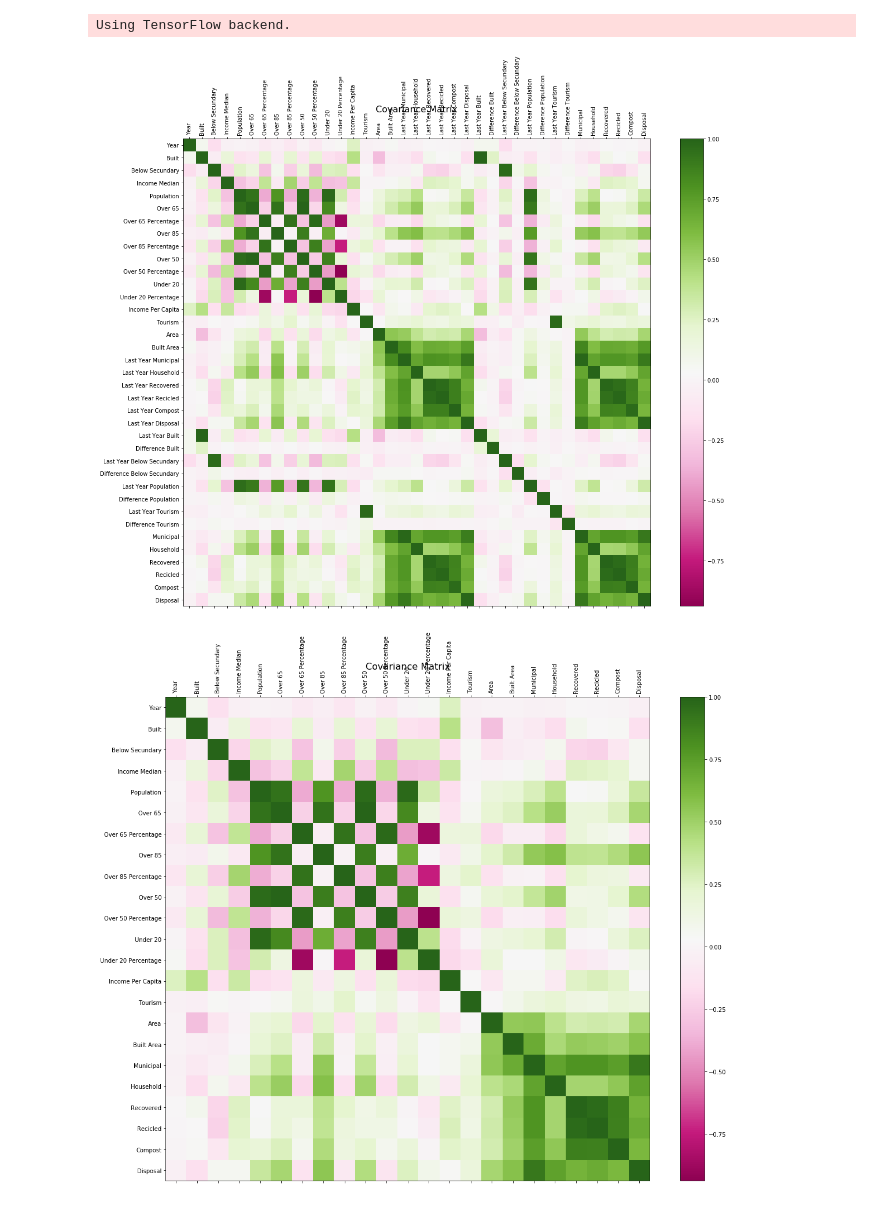
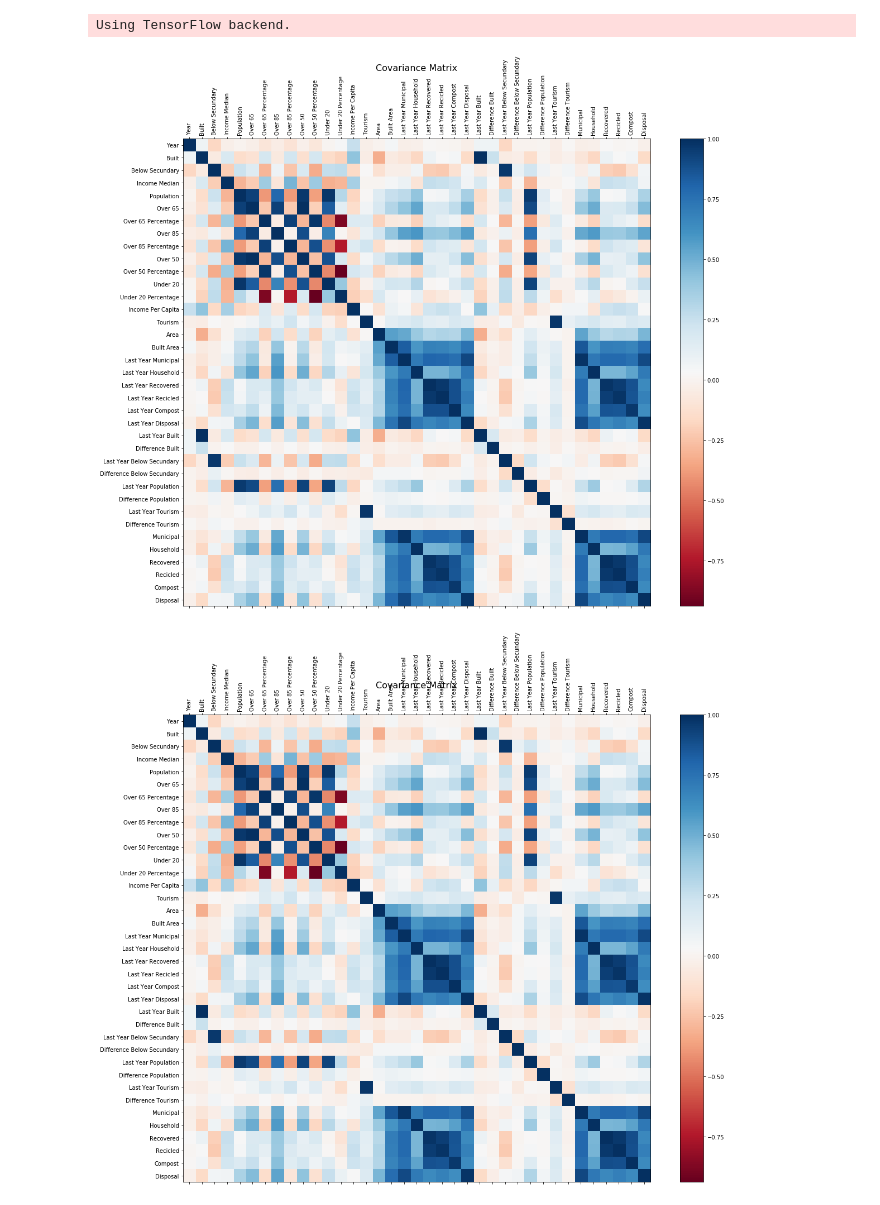
Before and after one commit to OscarGB/TFGInf, a Jupyter notebook: Covariance Matrix.ipynb, the cells around one changed output. Cells and saved outputs as stored; diff of their text form; code cells hidden in the pictures.

```diff
--- a/Covariance Matrix.ipynb
+++ b/Covariance Matrix.ipynb
@@ -25,14 +25,14 @@ df = df[[x for x in df.columns if x not in ['Municipal', 'Household', 'Recovered
 # %%
 cor = df.corr()
 f = plt.figure(figsize=(19, 15))
-plt.matshow(cor, fignum=f.number, cmap='PiYG')
+plt.matshow(cor, fignum=f.number, cmap='RdBu')
 plt.xticks(range(cor.shape[1]), cor.columns, fontsize=10, rotation=90)
 plt.yticks(range(cor.shape[1]), cor.columns, fontsize=10)
 cb = plt.colorbar()
 cb.ax.tick_params(labelsize=10)
-plt.title('Covariance Matrix', fontsize=16);
+plt.title('Covariance Matrix', fontsize=16, pad=80);
 # %% [output]
-[figure, old version]
+[figure, new version]
 # %%
 df = pd.read_parquet("dataset.parquet")
 # %%
@@ -40,11 +40,11 @@ df = df[[x for x in df.columns if x not in ['Municipal', 'Household', 'Recovered
 # %%
 cor = df.corr()
 f = plt.figure(figsize=(19, 15))
-plt.matshow(cor, fignum=f.number, cmap='PiYG')
+plt.matshow(cor, fignum=f.number, cmap='RdBu')
 plt.xticks(range(cor.shape[1]), cor.columns, fontsize=10, rotation=90)
 plt.yticks(range(cor.shape[1]), cor.columns, fontsize=10)
 cb = plt.colorbar()
 cb.ax.tick_params(labelsize=10)
 plt.title('Covariance Matrix', fontsize=16);
 # %% [output]
-[figure, old version]
+[figure, new version]
```
Also changed, not shown: 4 other files.
